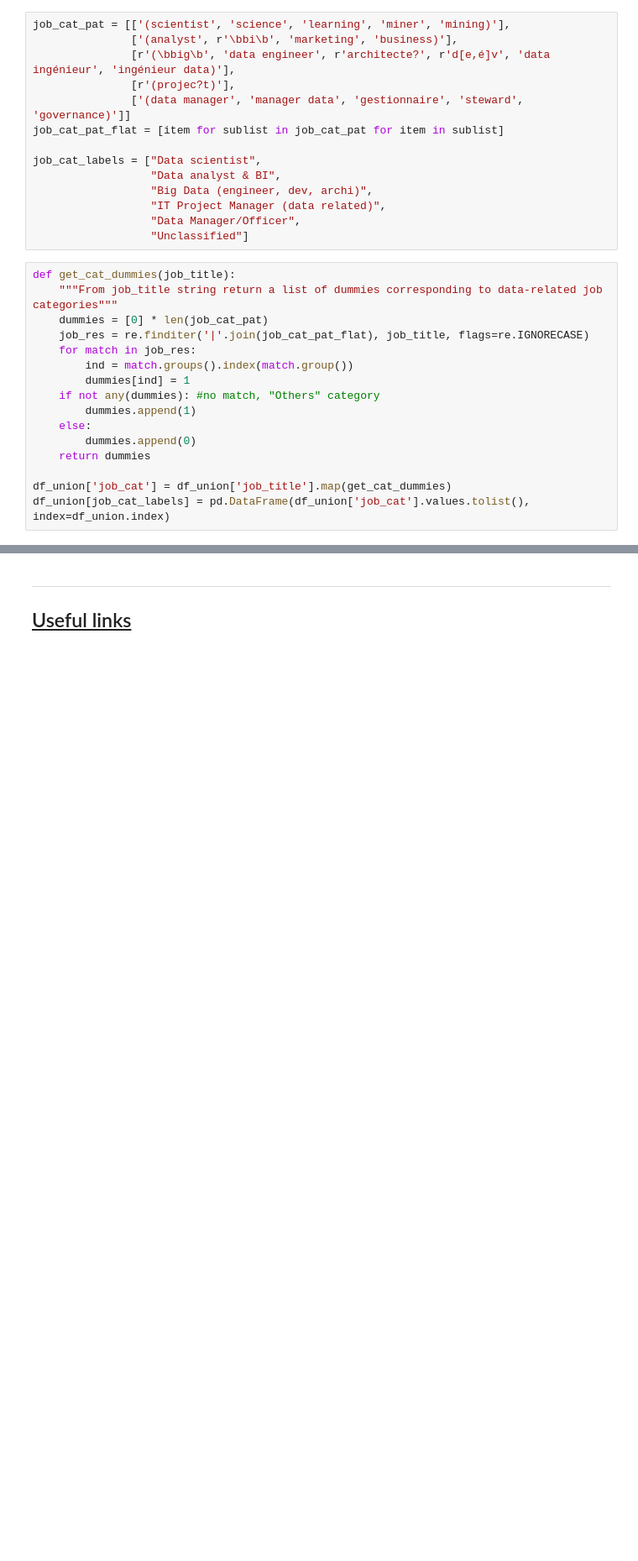
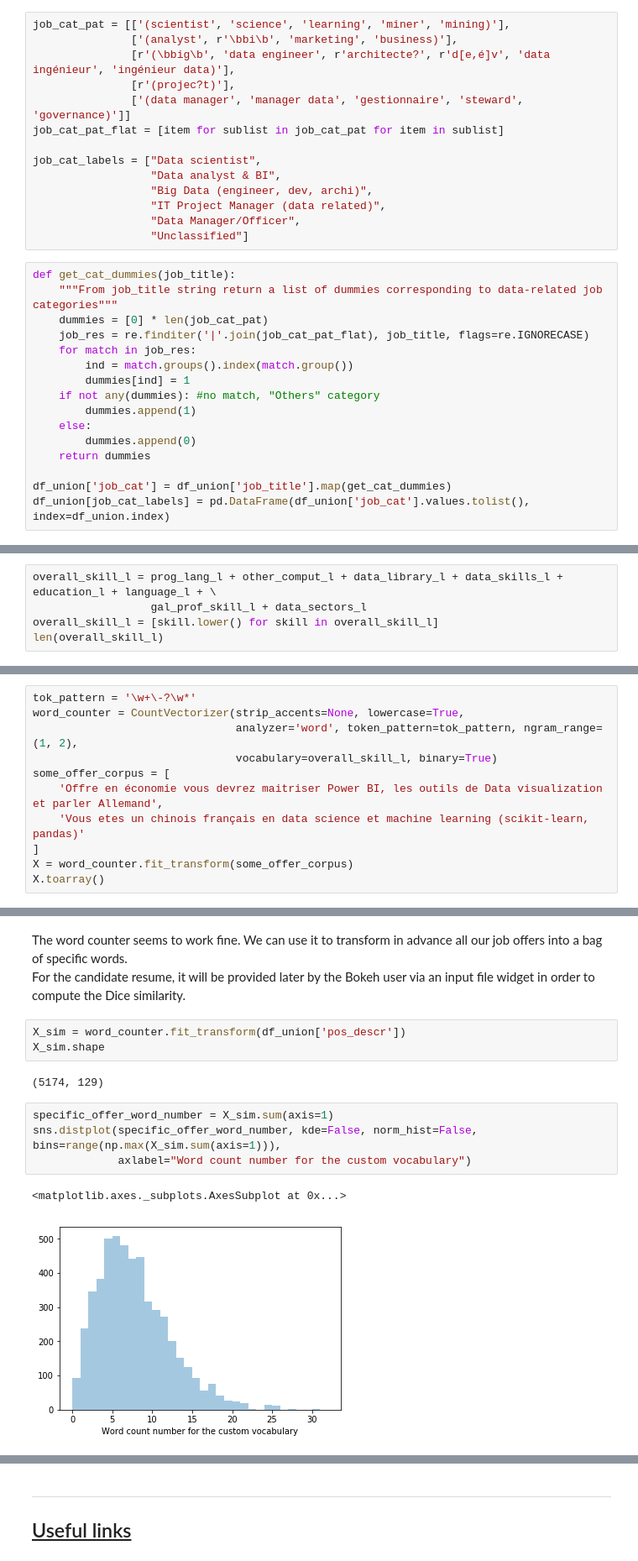
Before and after one commit to GuillaumeHarel/portfolio-projects, a Jupyter notebook: #1_Webscraping_&_Bokeh/job_platform_webscraping.ipynb, the cells around one changed output, grey strips where cells are left out. Shown at 84% size. Drawn from its saved outputs; the diff is of its cells as text; blank space fills up the shorter version.

```diff
--- a/#1_Webscraping_&_Bokeh/job_platform_webscraping.ipynb
+++ b/#1_Webscraping_&_Bokeh/job_platform_webscraping.ipynb
@@ -1032,0 +1120,5 @@ df_union['index_0'] = df_union.index
+# %%
+overall_skill_l = prog_lang_l + other_comput_l + data_library_l + data_skills_l + education_l + language_l + \
+                  gal_prof_skill_l + data_sectors_l
+overall_skill_l = [skill.lower() for skill in overall_skill_l]
+len(overall_skill_l)
@@ -1032,0 +1129,11 @@ df_union['index_0'] = df_union.index
+# %%
+tok_pattern = '\w+\-?\w*'
+word_counter = CountVectorizer(strip_accents=None, lowercase=True,
+                               analyzer='word', token_pattern=tok_pattern, ngram_range=(1, 2),
+                               vocabulary=overall_skill_l, binary=True)
+some_offer_corpus = [
+    'Offre en économie vous devrez maitriser Power BI, les outils de Data visualization et parler Allemand',
+    'Vous etes un chinois français en data science et machine learning (scikit-learn, pandas)'
+]
+X = word_counter.fit_transform(some_offer_corpus)
+X.toarray()
@@ -1032,0 +1154,16 @@ df_union['index_0'] = df_union.index
+# %% [markdown]
+The word counter seems to work fine. We can use it to transform in advance all our job offers into a bag of specific words.
+<br>
+For the candidate resume, it will be provided later by the Bokeh user via an input file widget in order to compute the Dice similarity.
+# %%
+X_sim = word_counter.fit_transform(df_union['pos_descr'])
+X_sim.shape
+# %% [output]
+(5174, 129)
+# %%
+specific_offer_word_number = X_sim.sum(axis=1)
+sns.distplot(specific_offer_word_number, kde=False, norm_hist=False, bins=range(np.max(X_sim.sum(axis=1))),
+             axlabel="Word count number for the custom vocabulary")
+# %% [output]
+<matplotlib.axes._subplots.AxesSubplot at 0x...>
+[figure, added]
```
Also changed, not shown: parts of 32 cells of this notebook, 2 other files.
